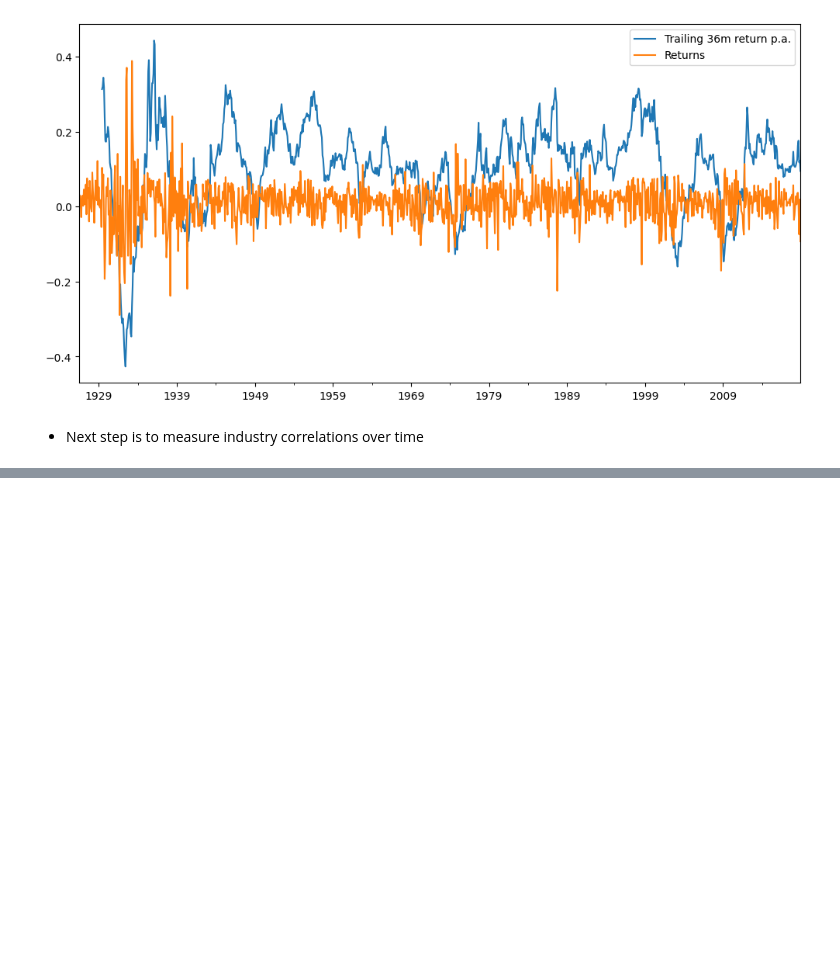
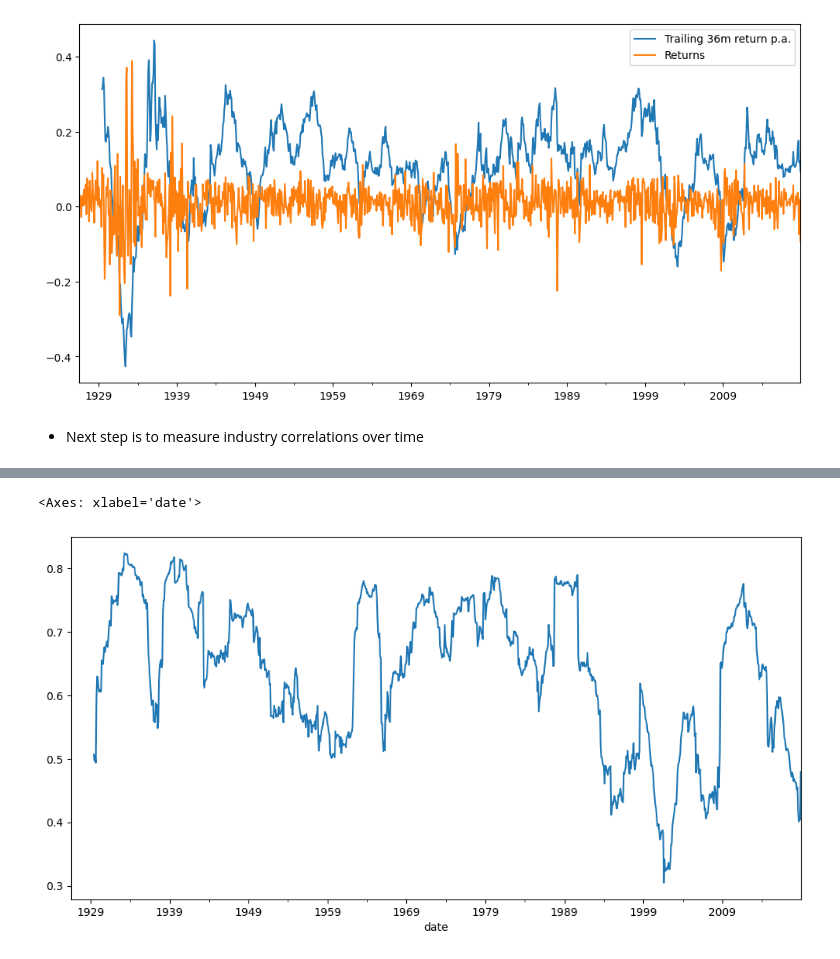
Before and after one commit to Terry4715/MVO-backtest, a Jupyter notebook: CodeAlong_Module3.ipynb, the cells around one changed output, grey strips where cells are left out. Saved outputs shown, nothing was run; the diff lists cells and outputs as text; code cells hidden in the pictures; blank space fills up the shorter version.

Commit message:
Rolling correlations against rolling returns, drawback of diversification

```diff
--- a/CodeAlong_Module3.ipynb
+++ b/CodeAlong_Module3.ipynb
@@ -104,0 +106,3 @@ total_mkcap_rtn.plot(label='Returns', legend=True)
+# %%
+ts_corr = ind.rolling(window=36).corr()
+ts_corr.tail()
@@ -104,0 +117,3 @@ total_mkcap_rtn.plot(label='Returns', legend=True)
+# %%
+ts_corr.index.names = ['date', 'industry']
+ts_corr
@@ -104,0 +135,6 @@ total_mkcap_rtn.plot(label='Returns', legend=True)
+# %%
+ind_tr36corr = ts_corr.groupby(level='date').apply(lambda cormat: cormat.values.mean())
+ind_tr36corr.plot(figsize=(12,6))
+# %% [output]
+<Axes: xlabel='date'>
+[figure, added]
```
Also changed, not shown: parts of 6 cells of this notebook.
